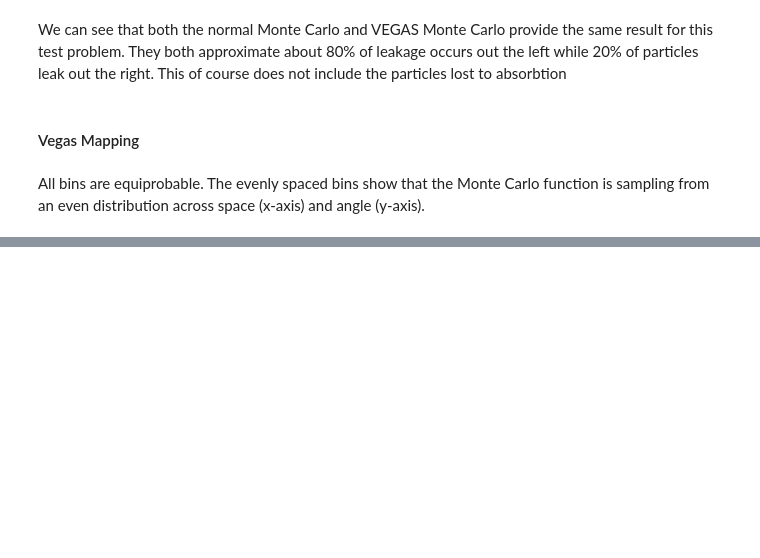
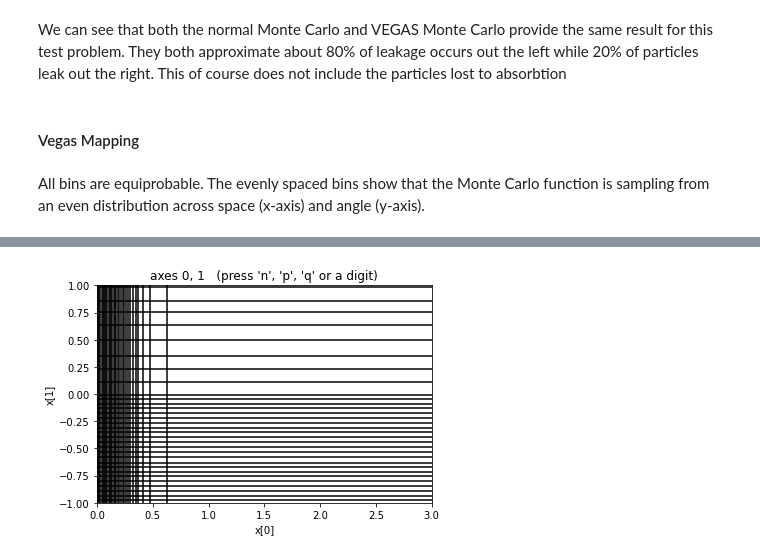
Before and after one commit to massimolarsen/QMC, a Jupyter notebook: Particles on a Line.ipynb, the cells around one changed output, grey strips where cells are left out. Drawn from its saved outputs; the diff is of its cells as text; code cells hidden in the pictures; blank space fills up the shorter version.

```diff
--- a/Particles on a Line.ipynb
+++ b/Particles on a Line.ipynb
@@ -217,0 +308,21 @@ integ.map.show_grid(30)
+# %%
+sigmaS = 5
+sigmaA = 3
+q = 3
+L = 5
+W = 3
+bias = [.5,.5]
+
+def f(x):
+    return mc_vegas(sigmaS, sigmaA, q, L, x[0], x[1], bias)
+
+integ = vegas.Integrator([[0, W], [-1,1]])
+
+result = integ(f, nitn=10, neval=10000)
+print(result.summary())
+print('Total leakage = ', result[0])
+print('Left leakage = ', result[1])
+print('Right leakage = ', result[2])
+
+print('ratio of leakage Left = ', result[1]/result[0])
+print('ratio of leakage Right = ', result[2]/result[0])
@@ -217,0 +348,4 @@ integ.map.show_grid(30)
+# %%
+integ.map.show_grid(30)
+# %% [output]
+[figure, added]
```
Also changed, not shown: parts of 13 cells of this notebook, 3 other files.
